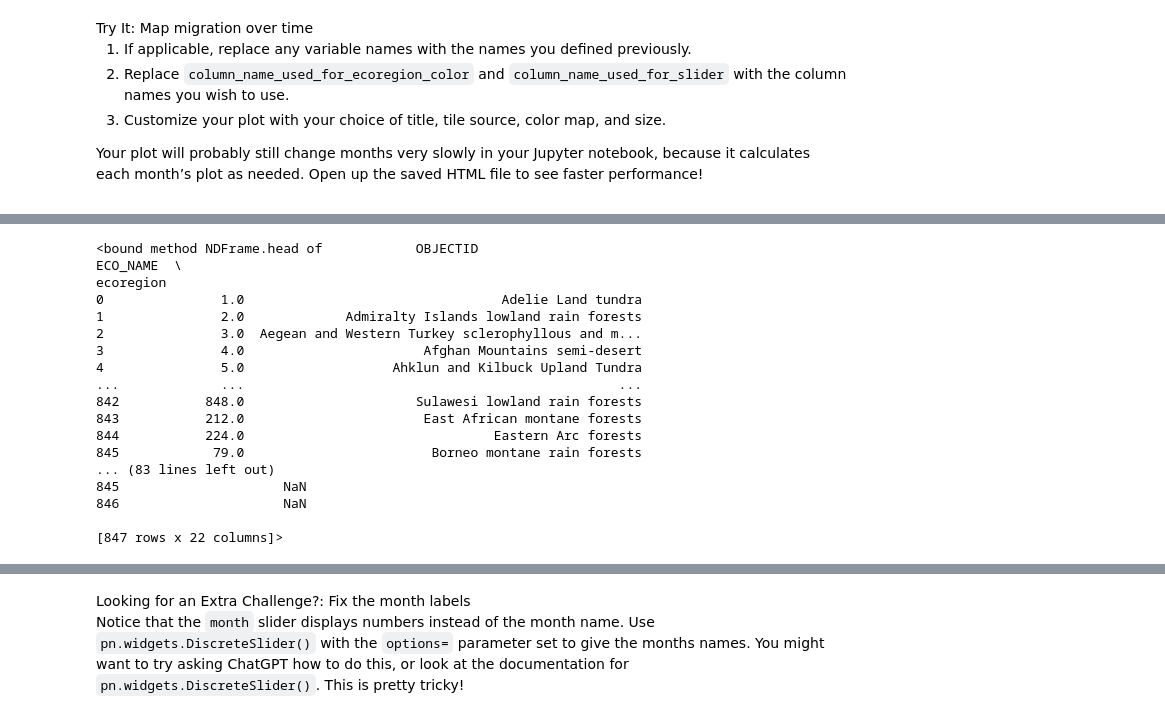
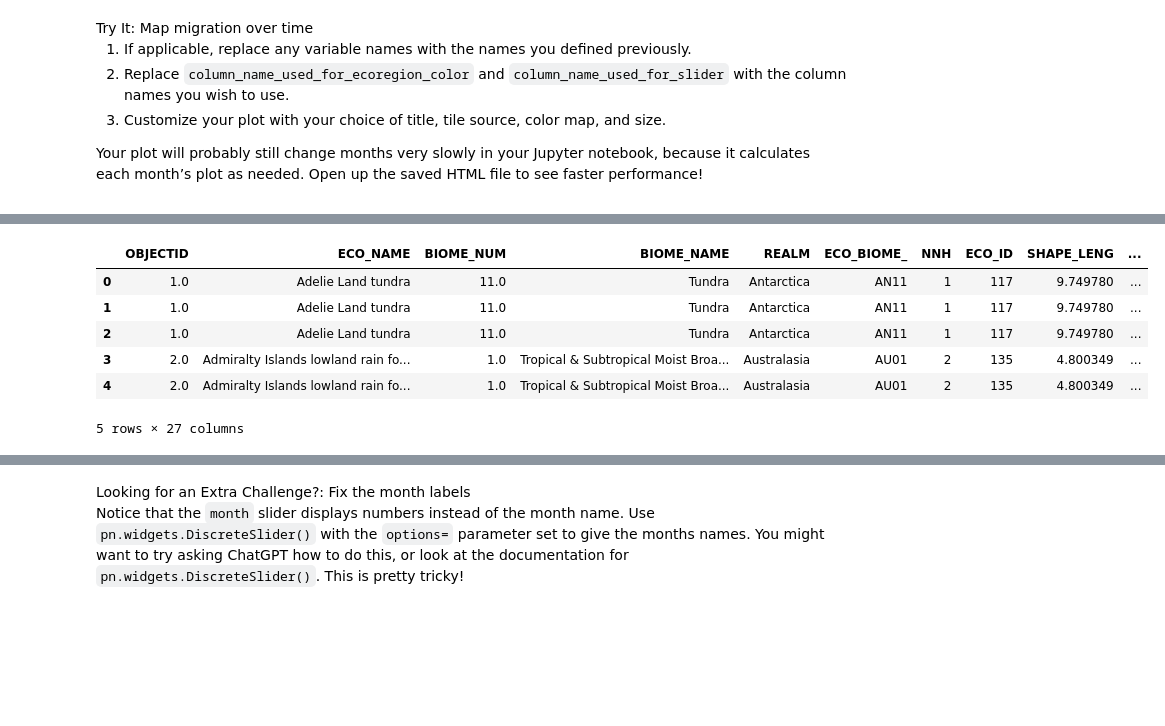
Before and after one commit to earthlab-education/species-distribution-coding-challenge-gpb3037, a Jupyter notebook: notebooks/species-distribution-33-plot.ipynb, the cells around one changed output, grey strips where cells are left out. Cells and saved outputs as stored; diff of their text form; code cells hidden in the pictures; blank space fills up the shorter version.

Commit message:
likely garbage in garbage out not sure why i cant get the join to work correctly

```diff
--- a/notebooks/species-distribution-33-plot.ipynb
+++ b/notebooks/species-distribution-33-plot.ipynb
@@ -41,7 +43,7 @@ name.</li>
 </ol></div></div>
 # %%
 # Simplify the geometry to speed up processing
-eco_gdf.geometry = eco_gdf.simplify(.1, preserve_topology=False)
+eco_gdf.geometry = eco_gdf.simplify(.05, preserve_topology=False)
 # Change the CRS to Mercator for mapping
 eco_gdf.to_crs(ccrs.Mercator())
 # Check that the plot runs in a reasonable amount of time
@@ -144,24 +104,24 @@ occurrence_gdf = eco_gdf.join(occurrence_df)
 
 occurrence_gdf.head
 #eco region out of sync in the join or just not joining?
-# %% [output]
-<bound method NDFrame.head of            OBJECTID                                           ECO_NAME  \
-ecoregion
-0               1.0                                 Adelie Land tundra
-1               2.0             Admiralty Islands lowland rain forests
-2               3.0  Aegean and Western Turkey sclerophyllous and m...
-3               4.0                       Afghan Mountains semi-desert
-4               5.0                   Ahklun and Kilbuck Upland Tundra
-...             ...                                                ...
-842           848.0                      Sulawesi lowland rain forests
-843           212.0                       East African montane forests
-844           224.0                                Eastern Arc forests
-845            79.0                        Borneo montane rain forests
-... (83 lines left out)
-845                     NaN
-846                     NaN
-
-[847 rows x 22 columns]>
+# %%
+# Ensure that 'ecoregion' is not the index in both DataFrames
+eco_gdf = eco_gdf.reset_index(drop=True)
+occurrence_df = occurrence_df.reset_index(drop=True)
+
+# Perform the join using the 'merge' method, matching on the 'ecoregion' field
+occurrence_gdf = eco_gdf.merge(occurrence_df, on='ecoregion', how='left')
+
+# Display the first few rows to check if the join was successful
+occurrence_gdf.head()
+# %% [output]
+|  | OBJECTID | ECO_NAME | BIOME_NUM | BIOME_NAME | REALM | ECO_BIOME_ | NNH | ECO_ID | SHAPE_LENG | ... |
+| 0 | 1.0 | Adelie Land tundra | 11.0 | Tundra | Antarctica | AN11 | 1 | 117 | 9.749780 | ... |
+| 1 | 1.0 | Adelie Land tundra | 11.0 | Tundra | Antarctica | AN11 | 1 | 117 | 9.749780 | ... |
+| 2 | 1.0 | Adelie Land tundra | 11.0 | Tundra | Antarctica | AN11 | 1 | 117 | 9.749780 | ... |
+| 3 | 2.0 | Admiralty Islands lowland rain fo... | 1.0 | Tropical & Subtropical Moist Broa... | Australasia | AU01 | 2 | 135 | 4.800349 | ... |
+| 4 | 2.0 | Admiralty Islands lowland rain fo... | 1.0 | Tropical & Subtropical Moist Broa... | Australasia | AU01 | 2 | 135 | 4.800349 | ... |
+5 rows × 27 columns
 # %%
 # Join the occurrences with the plotting GeoDataFrame
 # separate out to look at it occurrence_gdf = eco_gdf.join(occurrence_df)
```
Also changed, not shown: parts of 6 cells of this notebook, 3 other files.
